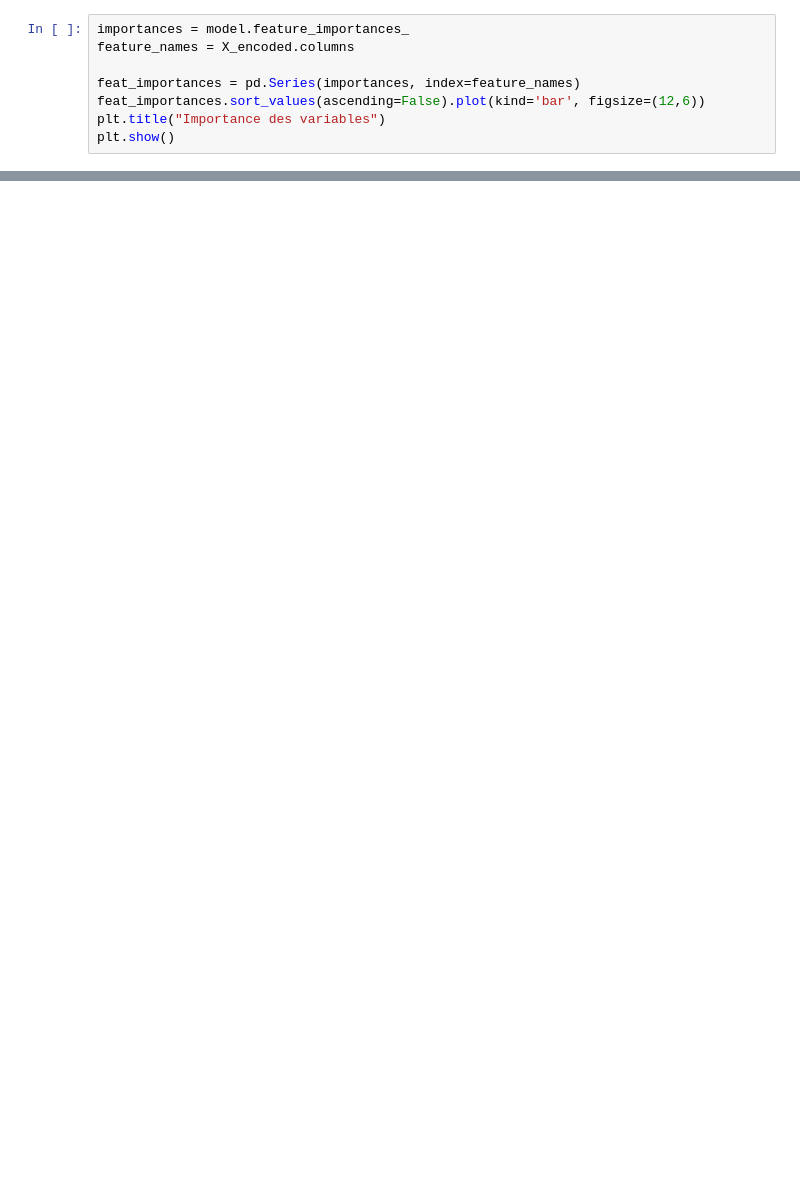
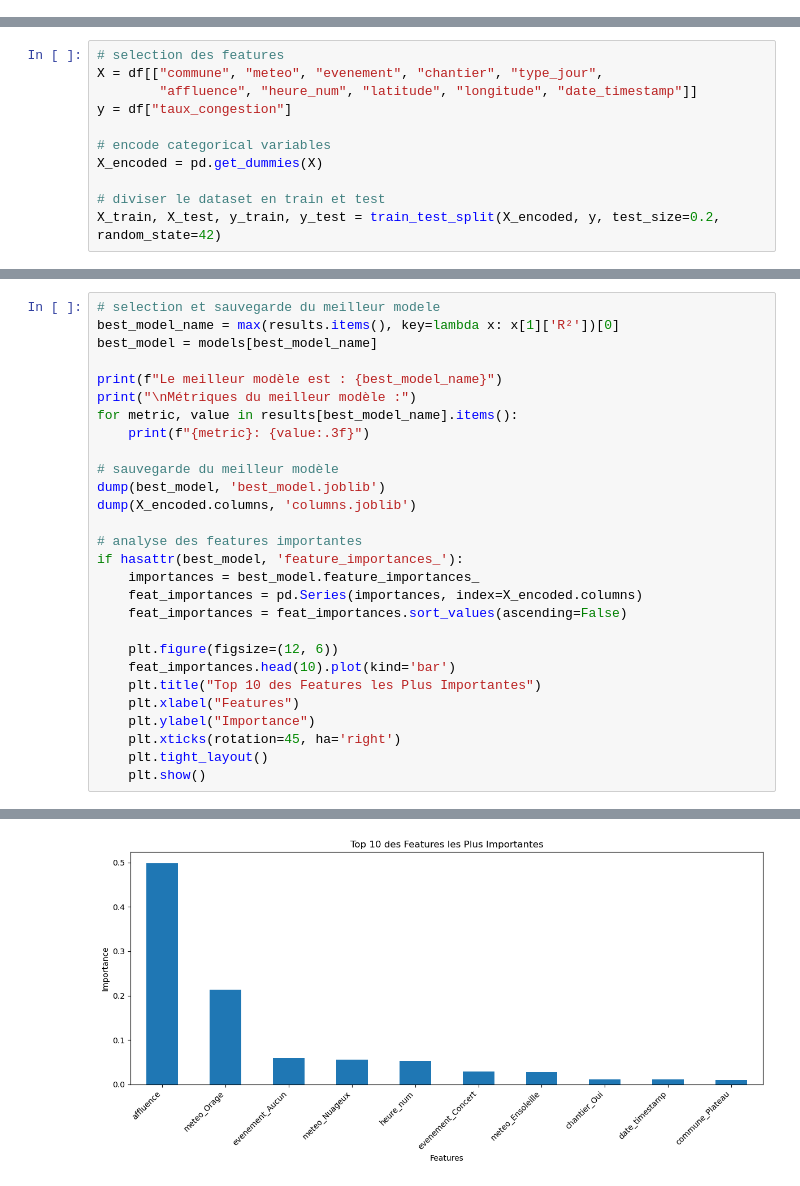
Before and after one commit to henoceli3/model, a Jupyter notebook: predition_taux_congestion.ipynb, the cells around one changed output, grey strips where cells are left out. Drawn from its saved outputs; the diff is of its cells as text; blank space fills up the shorter version.

```diff
--- a/predition_taux_congestion.ipynb
+++ b/predition_taux_congestion.ipynb
@@ -157,8 +0,0 @@ plt.show()
-# %%
-importances = model.feature_importances_
-feature_names = X_encoded.columns
-
-feat_importances = pd.Series(importances, index=feature_names)
-feat_importances.sort_values(ascending=False).plot(kind='bar', figsize=(12,6))
-plt.title("Importance des variables")
-plt.show()
@@ -260,0 +69,11 @@ R²: 0.533
+# %%
+# selection des features
+X = df[["commune", "meteo", "evenement", "chantier", "type_jour",
+        "affluence", "heure_num", "latitude", "longitude", "date_timestamp"]]
+y = df["taux_congestion"]
+
+# encode categorical variables
+X_encoded = pd.get_dummies(X)
+
+# diviser le dataset en train et test
+X_train, X_test, y_train, y_test = train_test_split(X_encoded, y, test_size=0.2, random_state=42)
@@ -260,0 +144,29 @@ R²: 0.533
+# %%
+# selection et sauvegarde du meilleur modele
+best_model_name = max(results.items(), key=lambda x: x[1]['R²'])[0]
+best_model = models[best_model_name]
+
+print(f"Le meilleur modèle est : {best_model_name}")
+print("\nMétriques du meilleur modèle :")
+for metric, value in results[best_model_name].items():
+    print(f"{metric}: {value:.3f}")
+
+# sauvegarde du meilleur modèle
+dump(best_model, 'best_model.joblib')
+dump(X_encoded.columns, 'columns.joblib')
+
+# analyse des features importantes
+if hasattr(best_model, 'feature_importances_'):
+    importances = best_model.feature_importances_
+    feat_importances = pd.Series(importances, index=X_encoded.columns)
+    feat_importances = feat_importances.sort_values(ascending=False)
+
+    plt.figure(figsize=(12, 6))
+    feat_importances.head(10).plot(kind='bar')
+    plt.title("Top 10 des Features les Plus Importantes")
+    plt.xlabel("Features")
+    plt.ylabel("Importance")
+    plt.xticks(rotation=45, ha='right')
+    plt.tight_layout()
+    plt.show()
+# %% [output]
@@ -260,0 +179 @@ R²: 0.533
+[figure, added]
```
Also changed, not shown: parts of 46 cells of this notebook, 1 other file.
